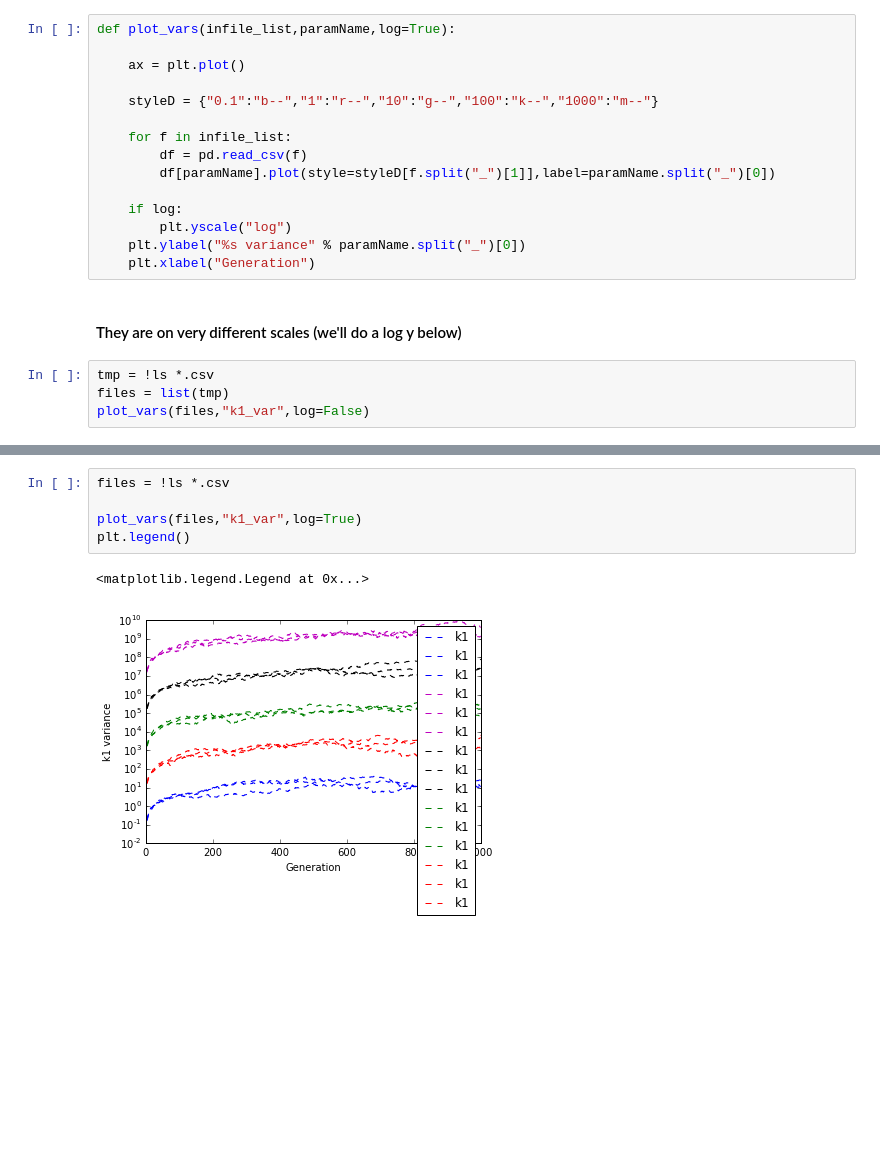
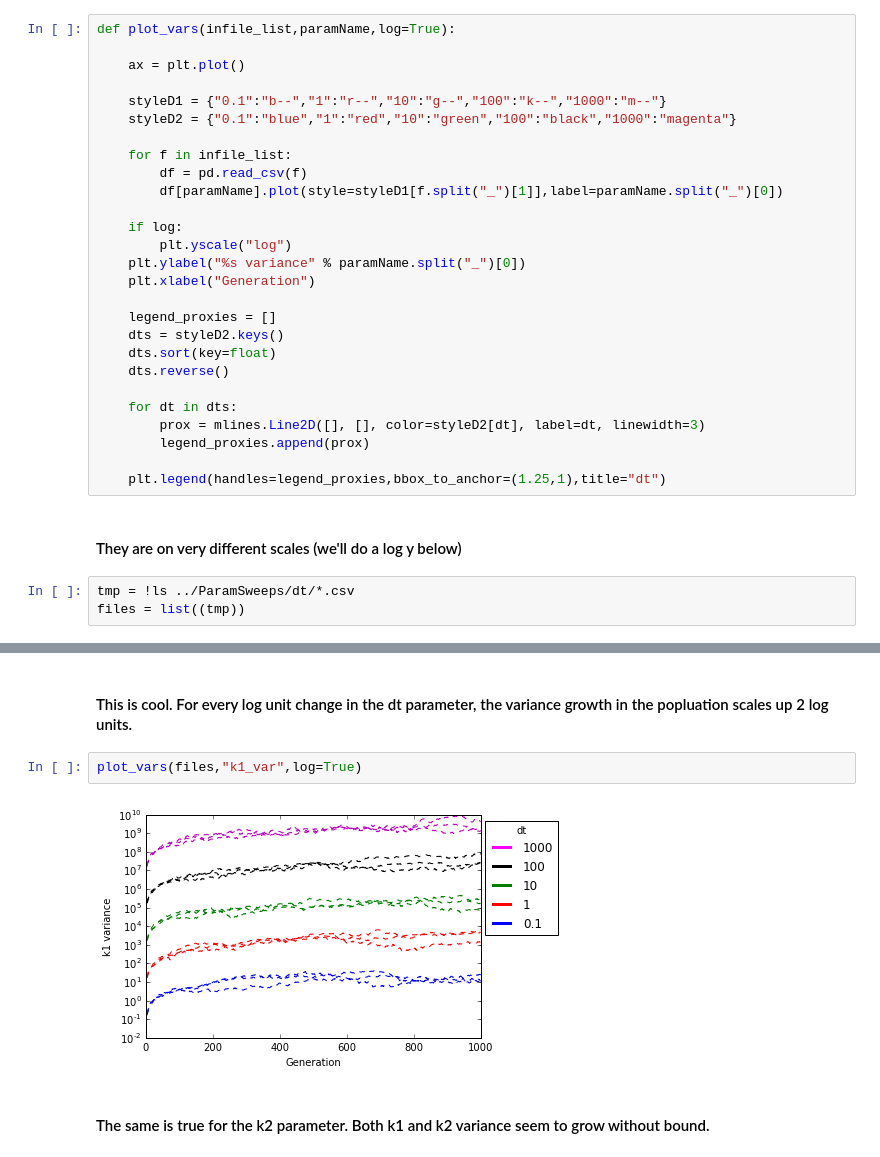
Before and after one commit to bliebeskind/EvoPhys, a Jupyter notebook: notebooks/dtSweep_plotting.ipynb, the cells around one changed output, grey strips where cells are left out. Cells and saved outputs as stored; diff of their text form; blank space fills up the shorter version.

Commit message:
Better labeling and annotation on dt sweep notebook

```diff
--- a/notebooks/dtSweep_plotting.ipynb
+++ b/notebooks/dtSweep_plotting.ipynb
@@ -100,19 +103,30 @@ def plot_vars(infile_list,paramName,log=True):
 
     ax = plt.plot()
 
-    styleD = {"0.1":"b--","1":"r--","10":"g--","100":"k--","1000":"m--"}
+    styleD1 = {"0.1":"b--","1":"r--","10":"g--","100":"k--","1000":"m--"}
+    styleD2 = {"0.1":"blue","1":"red","10":"green","100":"black","1000":"magenta"}
 
     for f in infile_list:
         df = pd.read_csv(f)
-        df[paramName].plot(style=styleD[f.split("_")[1]],label=paramName.split("_")[0])
+        df[paramName].plot(style=styleD1[f.split("_")[1]],label=paramName.split("_")[0])
 
     if log:
         plt.yscale("log")
     plt.ylabel("%s variance" % paramName.split("_")[0])
     plt.xlabel("Generation")
+
+    legend_proxies = []
+    dts = styleD2.keys()
+    dts.sort(key=float)
+    dts.reverse()
+
+    for dt in dts:
+        prox = mlines.Line2D([], [], color=styleD2[dt], label=dt, linewidth=3)
+        legend_proxies.append(prox)
+
+    plt.legend(handles=legend_proxies,bbox_to_anchor=(1.25,1),title="dt")
 # %% [markdown]
 #### They are on very different scales (we'll do a log y below)
 # %%
-tmp = !ls *.csv
-files = list(tmp)
-plot_vars(files,"k1_var",log=False)
+tmp = !ls ../ParamSweeps/dt/*.csv
+files = list((tmp))
@@ -123,11 +137,11 @@ plot_vars(files,"k1_var",log=False)
+# %% [markdown]
+#### This is cool. For every log unit change in the dt parameter, the variance growth in the popluation scales up 2 log units.
 # %%
-files = !ls *.csv
-
 plot_vars(files,"k1_var",log=True)
-plt.legend()
 # %% [output]
-<matplotlib.legend.Legend at 0x...>
-[figure, old version]
+[figure, new version]
+# %% [markdown]
+#### The same is true for the k2 parameter. Both k1 and k2 variance seem to grow without bound.
 # %%
 plot_vars(files,"k2_var",log=True)
 # %% [output]
```
Also changed, not shown: parts of 11 cells of this notebook.
